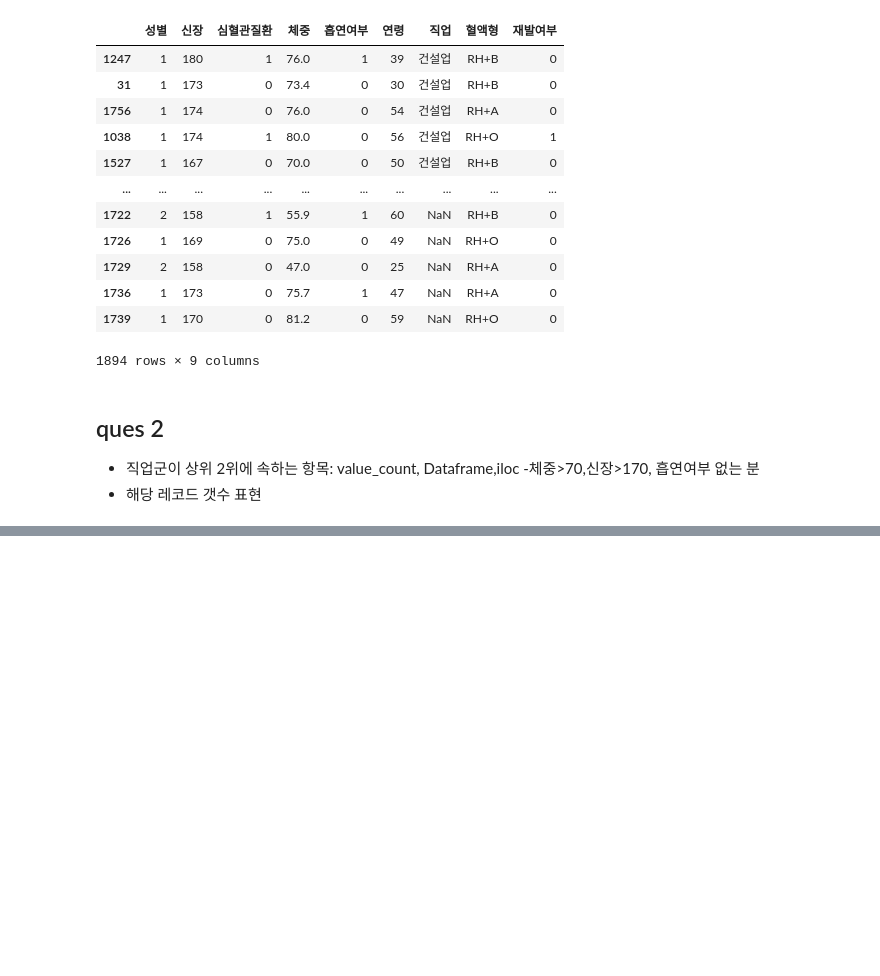
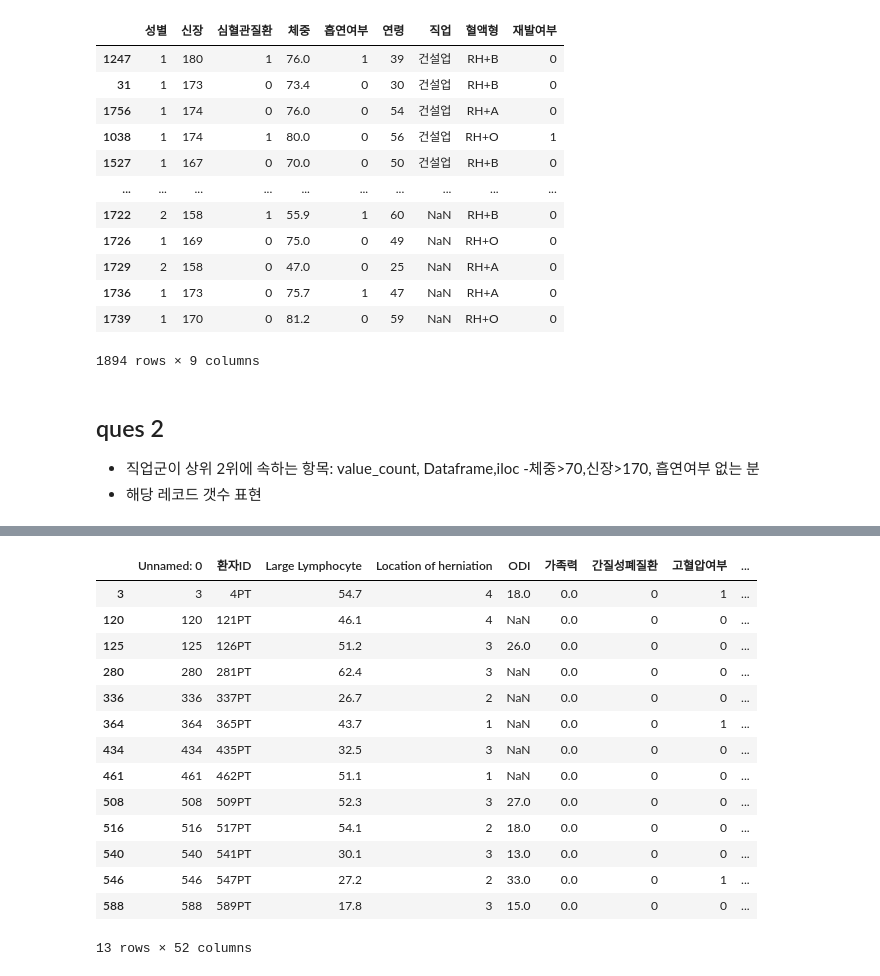
Before and after one commit to lovestar7914/study_data_analytics, a Jupyter notebook: codes/DDA/RecurrenceOfSurgery_DDA.ipynb, the cells around one changed output, grey strips where cells are left out. Cells and saved outputs as stored; diff of their text form; code cells hidden in the pictures; blank space fills up the shorter version.

```diff
--- a/codes/DDA/RecurrenceOfSurgery_DDA.ipynb
+++ b/codes/DDA/RecurrenceOfSurgery_DDA.ipynb
@@ -223,0 +288,3 @@ df_ROS_forpatient.sort_values(by=['직업'])
+# %%
+df_ROS_au = df_ROS.loc[df_ROS['직업'] == '주부']
+df_ROS_au
@@ -223,0 +305,19 @@ df_ROS_forpatient.sort_values(by=['직업'])
+# %%
+df_ROS_end = df_ROS_au.loc[(df_ROS_au['체중'] > 70) & (df_ROS_au['신장'] > 170) & (df_ROS_au['흡연여부'] == 0)]
+df_ROS_end
+# %% [output]
+|  | Unnamed: 0 | 환자ID | Large Lymphocyte | Location of herniation | ODI | 가족력 | 간질성폐질환 | 고혈압여부 | ... |
+| 3 | 3 | 4PT | 54.7 | 4 | 18.0 | 0.0 | 0 | 1 | ... |
+| 120 | 120 | 121PT | 46.1 | 4 | NaN | 0.0 | 0 | 0 | ... |
+| 125 | 125 | 126PT | 51.2 | 3 | 26.0 | 0.0 | 0 | 0 | ... |
+| 280 | 280 | 281PT | 62.4 | 3 | NaN | 0.0 | 0 | 0 | ... |
+| 336 | 336 | 337PT | 26.7 | 2 | NaN | 0.0 | 0 | 0 | ... |
+| 364 | 364 | 365PT | 43.7 | 1 | NaN | 0.0 | 0 | 1 | ... |
+| 434 | 434 | 435PT | 32.5 | 3 | NaN | 0.0 | 0 | 0 | ... |
+| 461 | 461 | 462PT | 51.1 | 1 | NaN | 0.0 | 0 | 0 | ... |
+| 508 | 508 | 509PT | 52.3 | 3 | 27.0 | 0.0 | 0 | 0 | ... |
+| 516 | 516 | 517PT | 54.1 | 2 | 18.0 | 0.0 | 0 | 0 | ... |
+| 540 | 540 | 541PT | 30.1 | 3 | 13.0 | 0.0 | 0 | 0 | ... |
+| 546 | 546 | 547PT | 27.2 | 2 | 33.0 | 0.0 | 0 | 1 | ... |
+| 588 | 588 | 589PT | 17.8 | 3 | 15.0 | 0.0 | 0 | 0 | ... |
+13 rows × 52 columns
```
Also changed, not shown: parts of 7 cells of this notebook.
